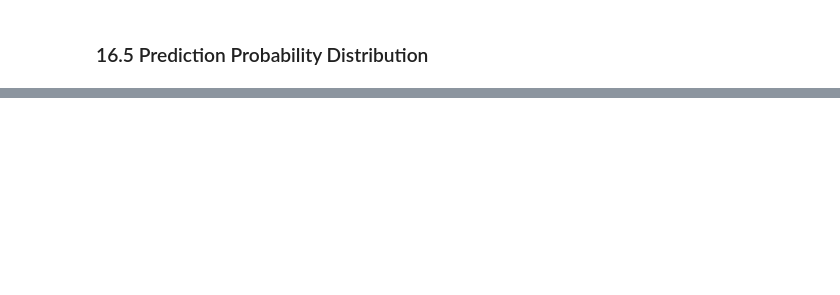
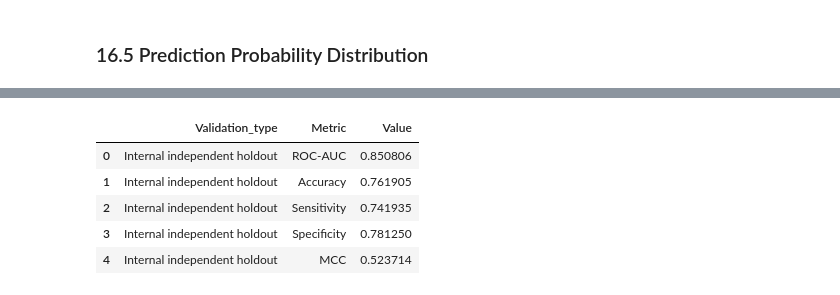
Before and after one commit to akbar527/Akbar, a Jupyter notebook: 4_RecA_Classical_ML_Modeling_Q1_VALIDATION_AUDITED_FIXED_PLUS_DIAGNOSTICS.ipynb, the cells around one changed output, grey strips where cells are left out. Drawn from its saved outputs; the diff is of its cells as text; code cells hidden in the pictures; blank space fills up the shorter version.

```diff
--- a/4_RecA_Classical_ML_Modeling_Q1_VALIDATION_AUDITED_FIXED_PLUS_DIAGNOSTICS.ipynb
+++ b/4_RecA_Classical_ML_Modeling_Q1_VALIDATION_AUDITED_FIXED_PLUS_DIAGNOSTICS.ipynb
@@ -1214,0 +2082,82 @@ probability_df.head()
+# %%
+# Internal Independent Holdout Validation
+# Note:
+# This is NOT true external validation because X_external and y_external
+# were generated from an internal holdout split of the original dataset.
+# True external validation requires a completely independent dataset
+# such as BindingDB, another ChEMBL version, or literature-derived RecA data.
+
+from sklearn.metrics import roc_auc_score, accuracy_score, confusion_matrix, matthews_corrcoef
+
+y_holdout_pred = best_model.predict(X_external)
+
+y_holdout_proba = _safe_model_proba(
+    best_model,
+    X_external
+)
+
+holdout_auc = roc_auc_score(
+    y_external,
+    y_holdout_proba
+)
+
+holdout_acc = accuracy_score(
+    y_external,
+    y_holdout_pred
+)
+
+tn, fp, fn, tp = confusion_matrix(
+    y_external,
+    y_holdout_pred
+).ravel()
+
+holdout_sensitivity = tp / (tp + fn)
+holdout_specificity = tn / (tn + fp)
+holdout_mcc = matthews_corrcoef(
+    y_external,
+    y_holdout_pred
+)
+
+holdout_validation_df = pd.DataFrame({
+    "Validation_type": [
+        "Internal independent holdout",
+        "Internal independent holdout",
+        "Internal independent holdout",
+        "Internal independent holdout",
+        "Internal independent holdout",
+    ],
+    "Metric": [
+        "ROC-AUC",
+        "Accuracy",
+        "Sensitivity",
+        "Specificity",
+        "MCC",
+    ],
+    "Value": [
+        holdout_auc,
+        holdout_acc,
+        holdout_sensitivity,
+        holdout_specificity,
+        holdout_mcc,
+    ],
+})
+
+display(holdout_validation_df)
+
+holdout_validation_df.to_csv(
+    OUTPUT_DIR / f"04_internal_holdout_validation_{best_model_name}.csv",
+    index=False
+)
+
+print(f"Internal Holdout AUC         = {holdout_auc:.3f}")
+print(f"Internal Holdout ACC         = {holdout_acc:.3f}")
+print(f"Internal Holdout Sensitivity = {holdout_sensitivity:.3f}")
+print(f"Internal Holdout Specificity = {holdout_specificity:.3f}")
+print(f"Internal Holdout MCC         = {holdout_mcc:.3f}")
+# %% [output]
+|  | Validation_type | Metric | Value |
+| 0 | Internal independent holdout | ROC-AUC | 0.850806 |
+| 1 | Internal independent holdout | Accuracy | 0.761905 |
+| 2 | Internal independent holdout | Sensitivity | 0.741935 |
+| 3 | Internal independent holdout | Specificity | 0.781250 |
+| 4 | Internal independent holdout | MCC | 0.523714 |
```
Also changed, not shown: parts of 43 cells of this notebook.
